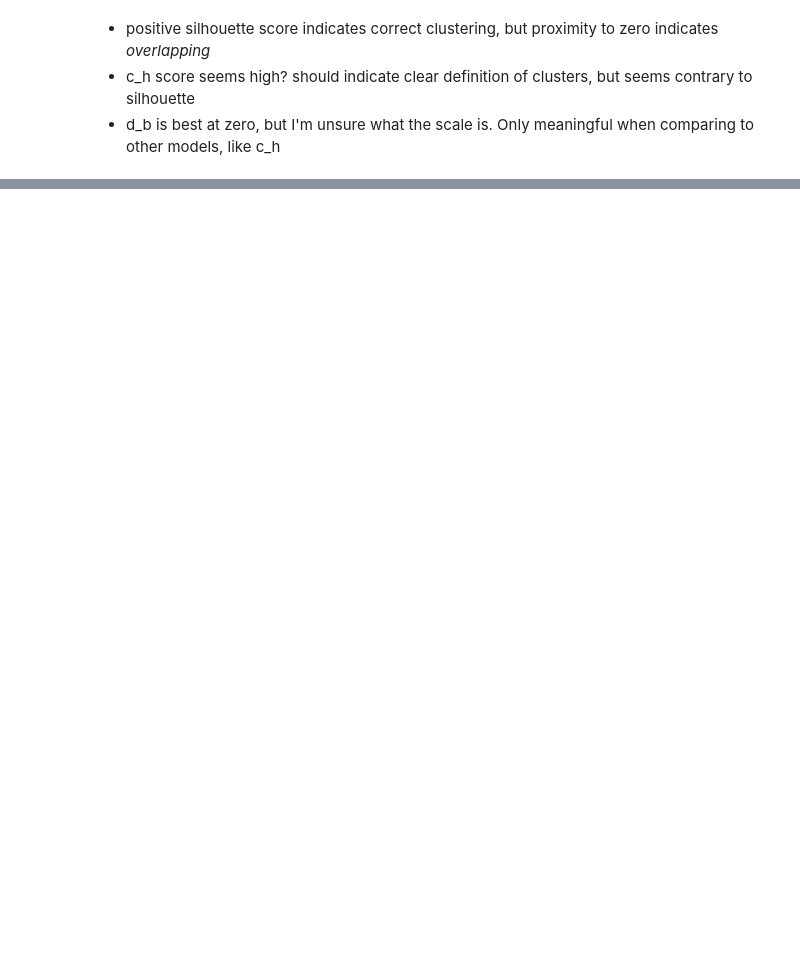
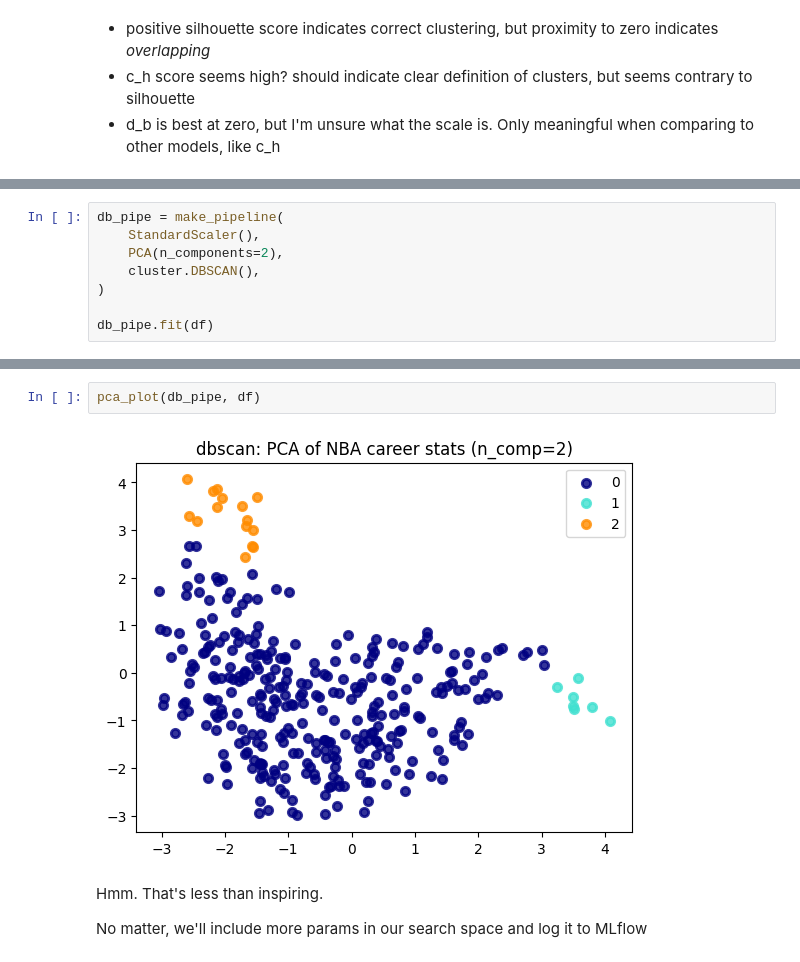
Before and after one commit to vykuang/nba-stats-streamlit, a Jupyter notebook: notebooks/model.ipynb, the cells around one changed output, grey strips where cells are left out. Saved outputs shown, nothing was run; the diff lists cells and outputs as text; blank space fills up the shorter version.

```diff
--- a/notebooks/model.ipynb
+++ b/notebooks/model.ipynb
@@ -346,0 +413,8 @@ davies_bouldin_score:           1.451
+# %%
+db_pipe = make_pipeline(
+    StandardScaler(),
+    PCA(n_components=2),
+    cluster.DBSCAN(),
+)
+
+db_pipe.fit(df)
@@ -346,0 +431,8 @@ davies_bouldin_score:           1.451
+# %%
+pca_plot(db_pipe, df)
+# %% [output]
+[figure, added]
+# %% [markdown]
+Hmm. That's less than inspiring.
+
+No matter, we'll include more params in our search space and log it to MLflow
```
Also changed, not shown: parts of 17 cells of this notebook, 1 other file.
